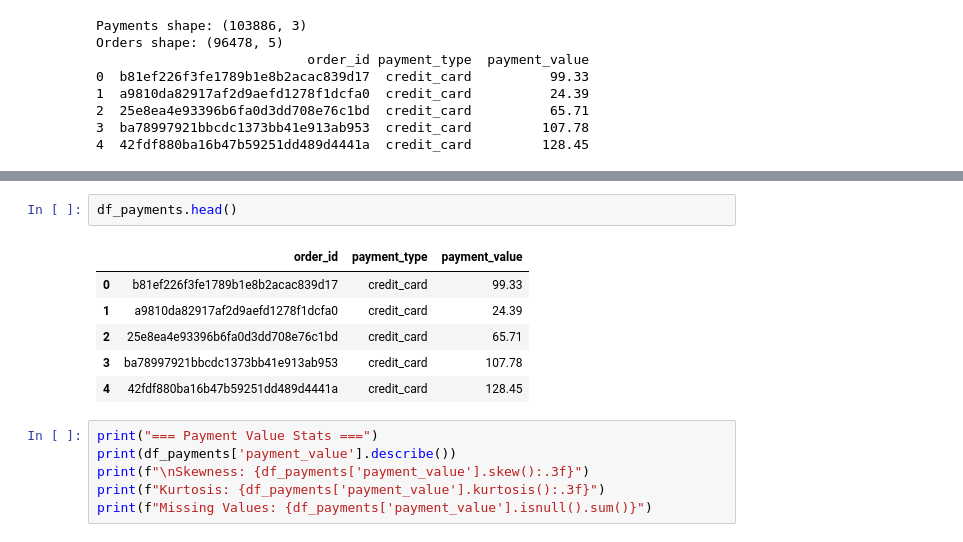
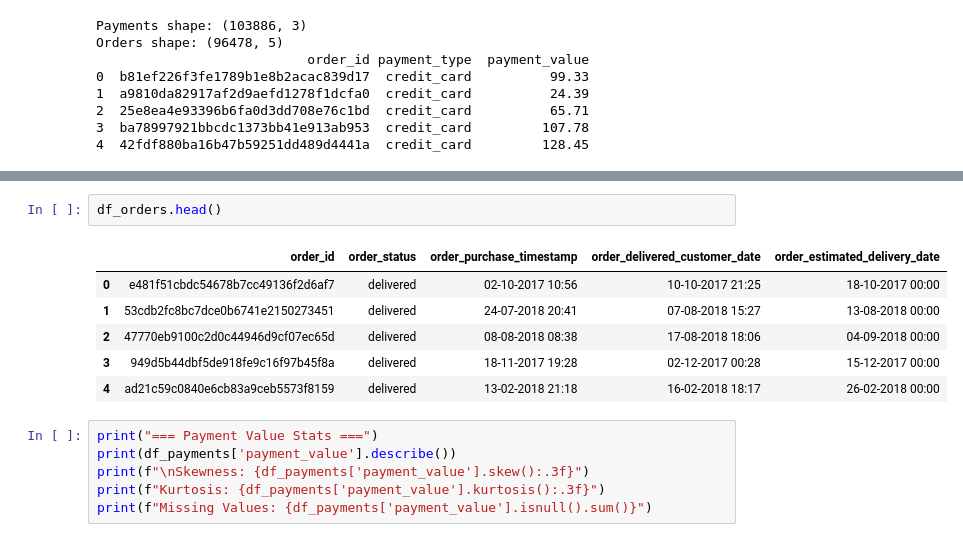
Before and after one commit to Deepesh6/olist-analytics-pipeline, a Jupyter notebook: eda_stats_week1.ipynb, the cells around one changed output, grey strips where cells are left out. Cells and saved outputs as stored; diff of their text form.

```diff
--- a/eda_stats_week1.ipynb
+++ b/eda_stats_week1.ipynb
@@ -86,12 +95,12 @@ Orders shape: (96478, 5)
 # %%
-df_payments.head()
+df_orders.head()
 # %% [output]
-|  | order_id | payment_type | payment_value |
-| 0 | b81ef226f3fe1789b1e8b2acac839d17 | credit_card | 99.33 |
-| 1 | a9810da82917af2d9aefd1278f1dcfa0 | credit_card | 24.39 |
-| 2 | 25e8ea4e93396b6fa0d3dd708e76c1bd | credit_card | 65.71 |
-| 3 | ba78997921bbcdc1373bb41e913ab953 | credit_card | 107.78 |
-| 4 | 42fdf880ba16b47b59251dd489d4441a | credit_card | 128.45 |
+|  | order_id | order_status | order_purchase_timestamp | order_delivered_customer_date | order_estimated_delivery_date |
+| 0 | e481f51cbdc54678b7cc49136f2d6af7 | delivered | 02-10-2017 10:56 | 10-10-2017 21:25 | 18-10-2017 00:00 |
+| 1 | 53cdb2fc8bc7dce0b6741e2150273451 | delivered | 24-07-2018 20:41 | 07-08-2018 15:27 | 13-08-2018 00:00 |
+| 2 | 47770eb9100c2d0c44946d9cf07ec65d | delivered | 08-08-2018 08:38 | 17-08-2018 18:06 | 04-09-2018 00:00 |
+| 3 | 949d5b44dbf5de918fe9c16f97b45f8a | delivered | 18-11-2017 19:28 | 02-12-2017 00:28 | 15-12-2017 00:00 |
+| 4 | ad21c59c0840e6cb83a9ceb5573f8159 | delivered | 13-02-2018 21:18 | 16-02-2018 18:17 | 26-02-2018 00:00 |
 # %%
 print("=== Payment Value Stats ===")
 print(df_payments['payment_value'].describe())
```
Also changed, not shown: parts of 6 cells of this notebook, 1 other file.
